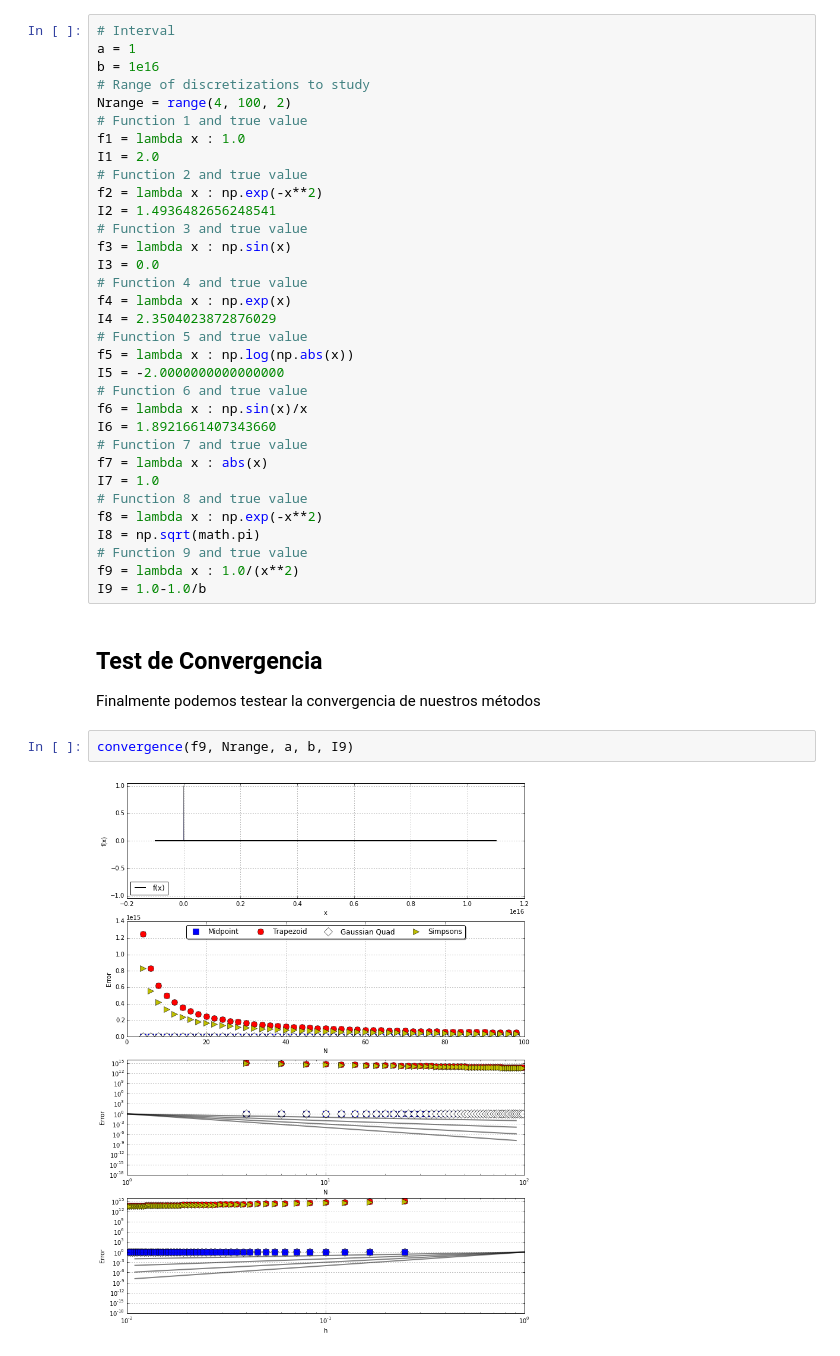
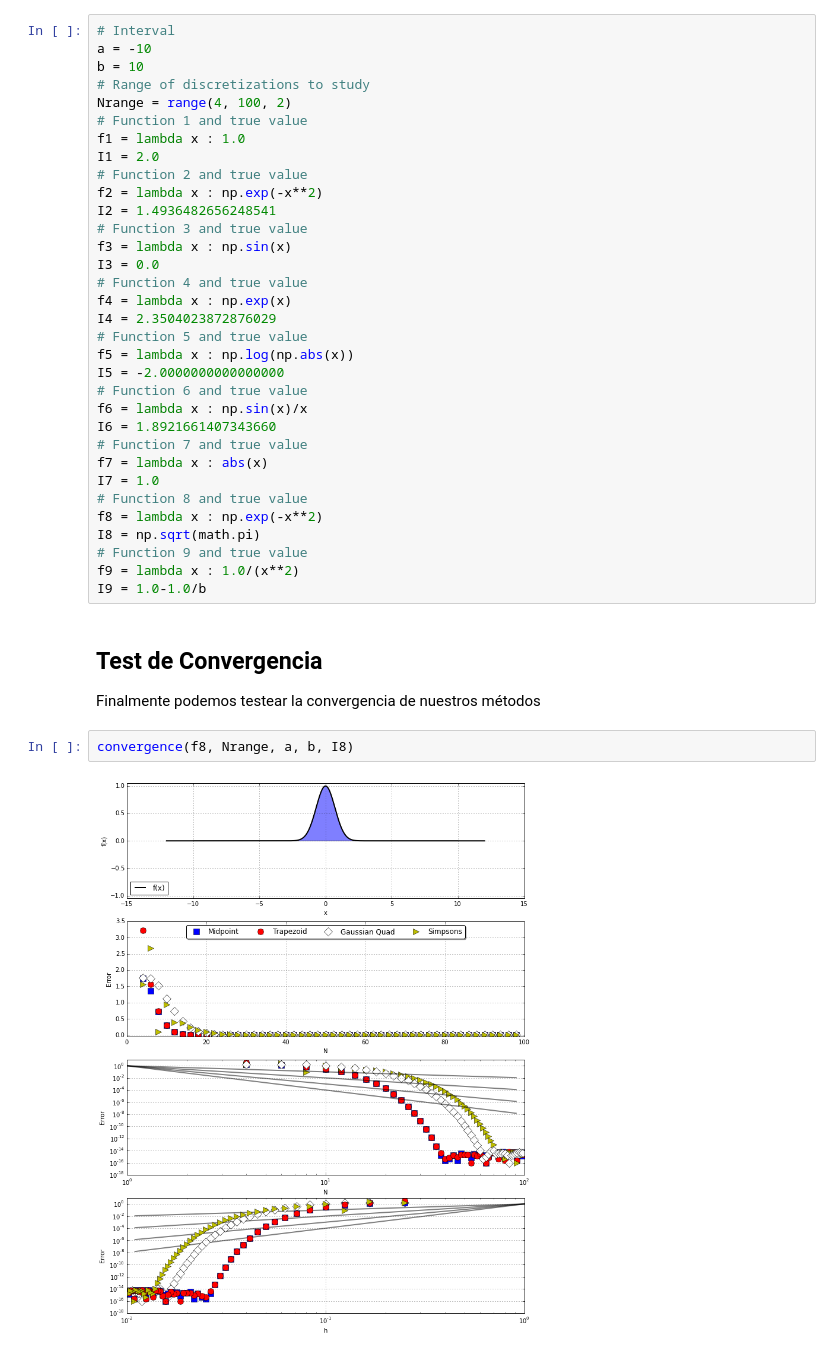
Before and after one commit to sebastiandres/ILI286, a Jupyter notebook: ipynb/U2_QuadWorldConvergence.ipynb, the cells around one changed output. Drawn from its saved outputs; the diff is of its cells as text.

```diff
--- a/ipynb/U2_QuadWorldConvergence.ipynb
+++ b/ipynb/U2_QuadWorldConvergence.ipynb
@@ -203,8 +203,8 @@ def convergence(myfun, Nrange, a, b, true_value):
 A continuación, definimos los parámetros de nuestro experimento
 # %%
 # Interval
-a = 1
-b = 1e16
+a = -10
+b = 10
 # Range of discretizations to study
 Nrange = range(4, 100, 2)
 # Function 1 and true value
@@ -238,9 +238,9 @@ I9 = 1.0-1.0/b
 ## Test de Convergencia ##
 Finalmente podemos testear la convergencia de nuestros métodos
 # %%
-convergence(f9, Nrange, a, b, I9)
+convergence(f8, Nrange, a, b, I8)
 # %% [output]
-[figure, old version]
+[figure, new version]
 # %%
 b
 # %% [output]
```
Also changed, not shown: parts of 1 cell of this notebook, 2 other files.
